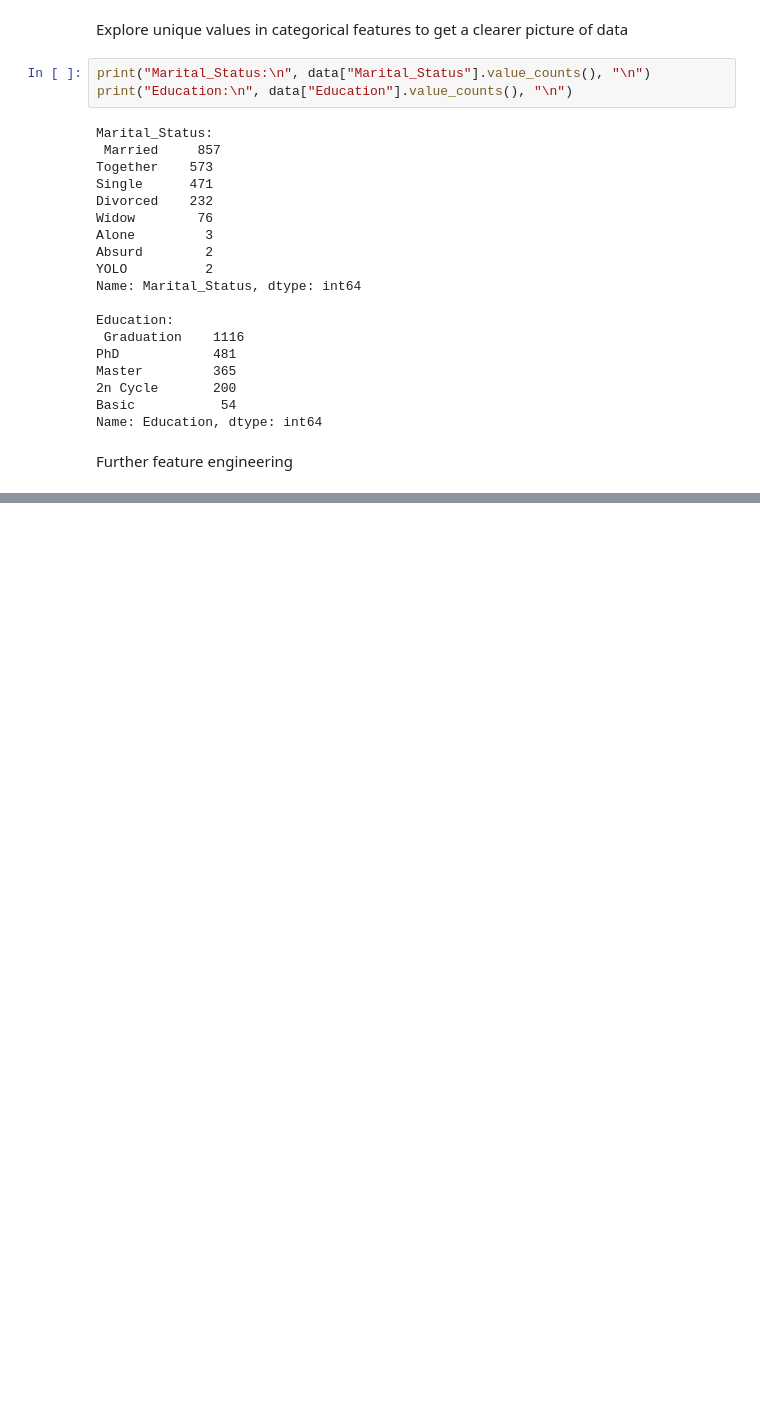
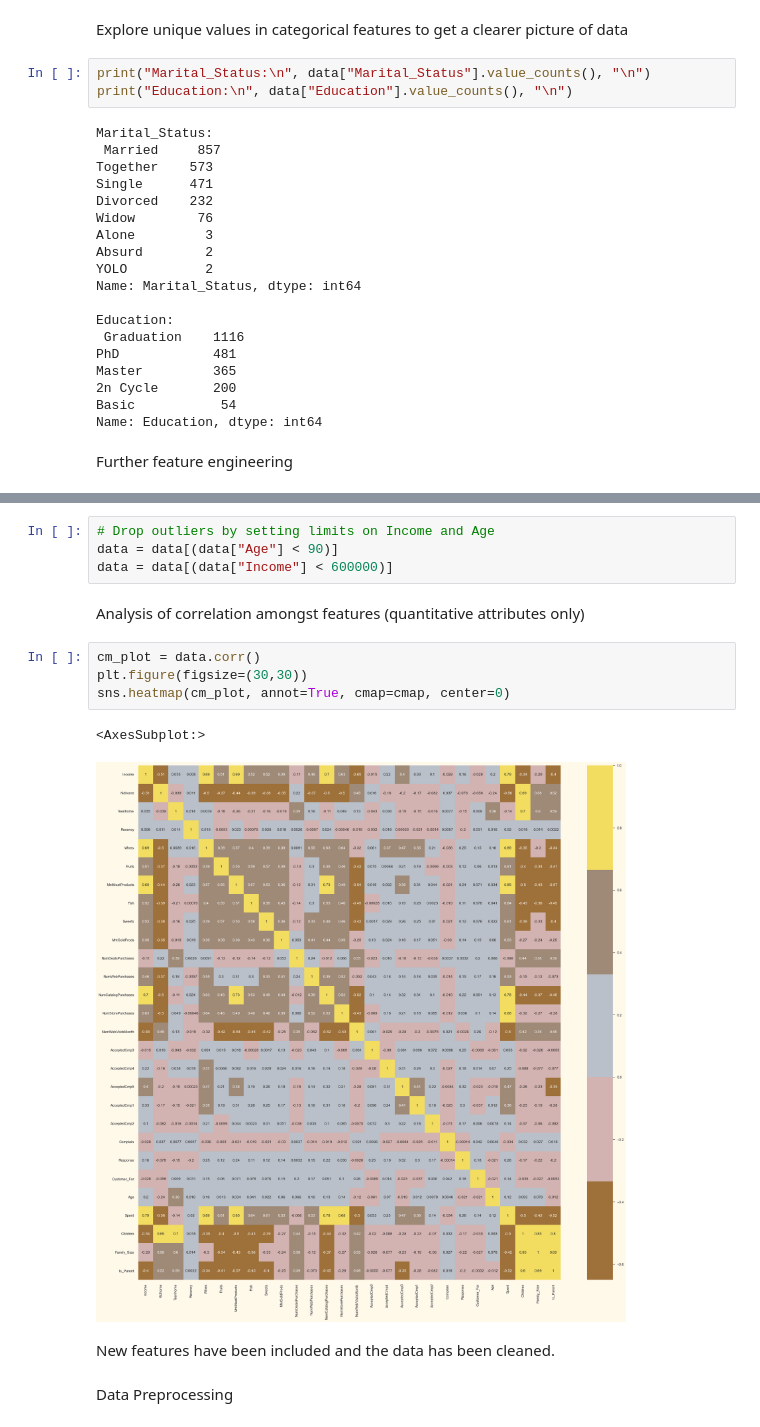
Before and after one commit to juliangherghel/py-customer-personality-analysis, a Jupyter notebook: clustering.ipynb, the cells around one changed output, grey strips where cells are left out. Cells and saved outputs as stored; diff of their text form; blank space fills up the shorter version.

```diff
--- a/clustering.ipynb
+++ b/clustering.ipynb
@@ -53,0 +163,17 @@ Further feature engineering
+# %%
+# Drop outliers by setting limits on Income and Age
+data = data[(data["Age"] < 90)]
+data = data[(data["Income"] < 600000)]
+# %% [markdown]
+Analysis of correlation amongst features (quantitative attributes only)
+# %%
+cm_plot = data.corr()
+plt.figure(figsize=(30,30))
+sns.heatmap(cm_plot, annot=True, cmap=cmap, center=0)
+# %% [output]
+<AxesSubplot:>
+[figure, added]
+# %% [markdown]
+New features have been included and the data has been cleaned.
+# %% [markdown]
+Data Preprocessing
```
Also changed, not shown: parts of 33 cells of this notebook.
